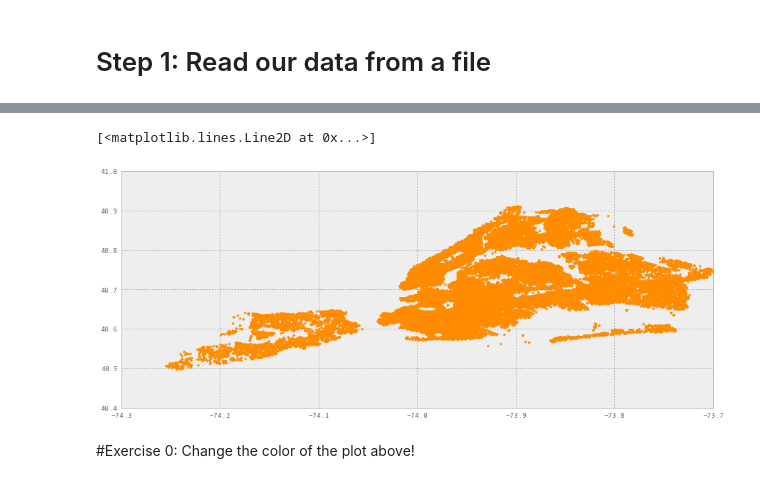
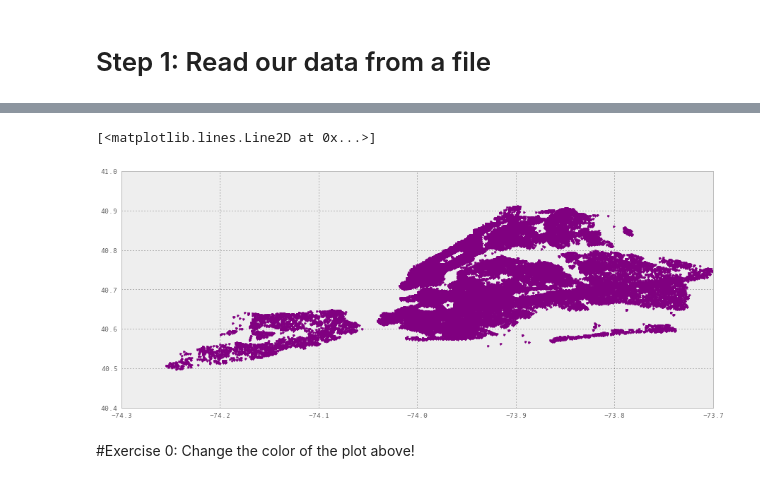
Before and after one commit to jvns/talks, a Jupyter notebook: pydatanyc2013/PyData NYC 2013 tutorial (morning).ipynb, the cells around one changed output, grey strips where cells are left out. Cells and saved outputs as stored; diff of their text form; code cells hidden in the pictures.

```diff
--- a/pydatanyc2013/PyData NYC 2013 tutorial (morning).ipynb
+++ b/pydatanyc2013/PyData NYC 2013 tutorial (morning).ipynb
@@ -32,6 +32,7 @@ pd.set_option('display.max_columns', 100)
 # %%
 # This reads the data from a file!
 orig_data = pd.read_csv('./311-service-requests.csv', nrows=100000, parse_dates=['Created Date'])
+orig_data['Street Name'].fillna("", inplace=True) # ignore this! This is replacing missing street names
 # Look at the first 5 columns of the data
 orig_data[:5]
 # %% [output]
@@ -42,10 +43,10 @@ orig_data[:5]
 | 3 | 26595721 | 2013-10-31 01:56:23 | 10/31/2013 02:21:48 AM | NYPD | New York City Police Department | Noise - Vehicle | Car/Truck Horn | ... |
 | 4 | 26590930 | 2013-10-31 01:53:44 | NaN | DOHMH | Department of Health and Mental H... | Rodent | Condition Attracting Rodents | ... |
 # %%
-plot(orig_data['Longitude'], orig_data['Latitude'], '.', color='darkorange')
+plot(orig_data['Longitude'], orig_data['Latitude'], '.', color='purple')
 # %% [output]
 [<matplotlib.lines.Line2D at 0x...>]
-[figure, old version]
+[figure, new version]
 # %% [markdown]
 #Exercise 0: Change the color of the plot above!
 # %% [markdown]
```
Also changed, not shown: parts of 7 cells of this notebook.
